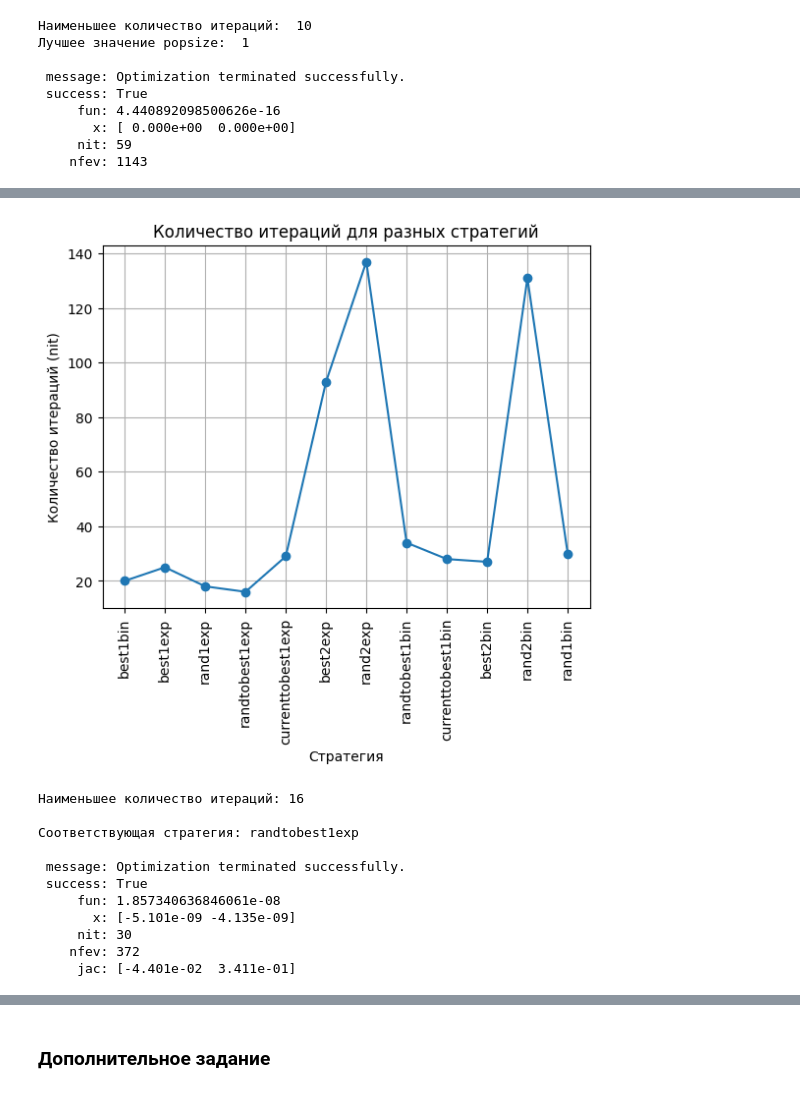
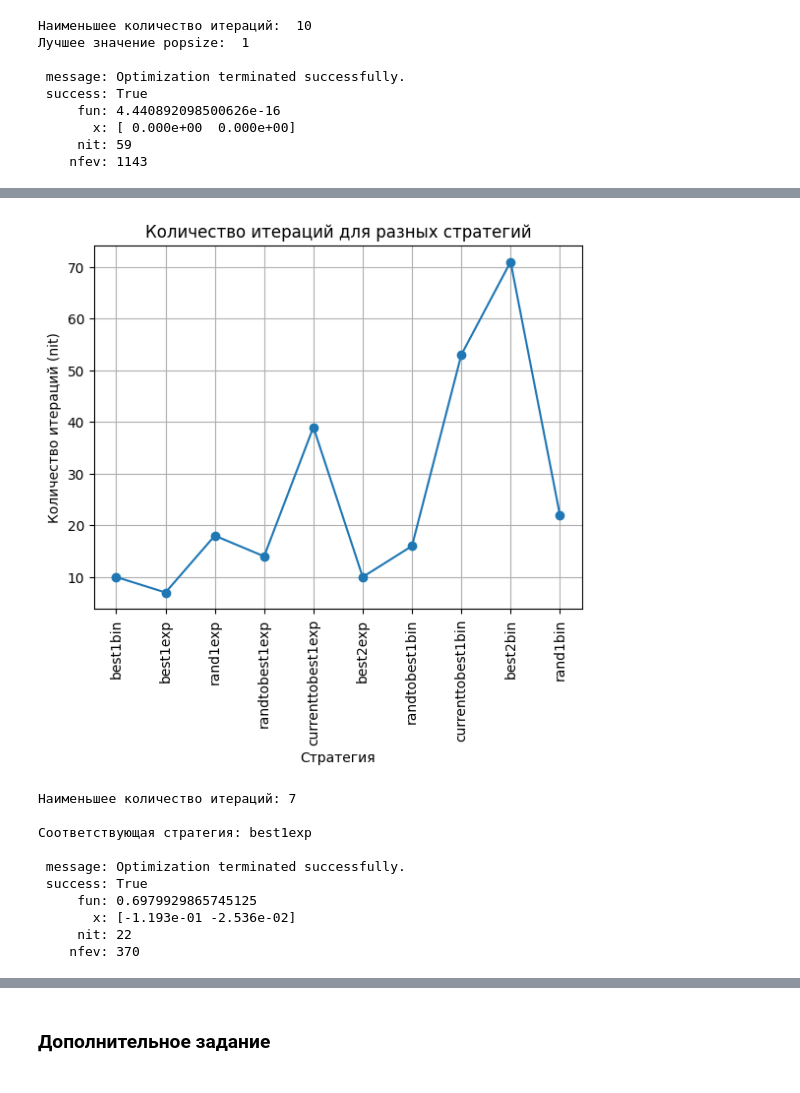
Before and after one commit to stefkong1982/-, a Jupyter notebook: Matematika_dlya_Data_Science/Prodvinutaya_optimizaciya/DZ_Kondratev_MDS_36_HW_7_upd.ipynb, the cells around one changed output, grey strips where cells are left out. Drawn from its saved outputs; the diff is of its cells as text; code cells hidden in the pictures.

```diff
--- a/Matematika_dlya_Data_Science/Prodvinutaya_optimizaciya/DZ_Kondratev_MDS_36_HW_7_upd.ipynb
+++ b/Matematika_dlya_Data_Science/Prodvinutaya_optimizaciya/DZ_Kondratev_MDS_36_HW_7_upd.ipynb
@@ -84,55 +83,40 @@ print(result)
 # %%
-import numpy as np
-from scipy.optimize import differential_evolution
-import matplotlib.pyplot as plt
-
-np.random.seed(42)
-
-def ackley(x):
-    arg1 = -0.2 * np.sqrt(0.5 * (x[0]**2 + x[1]**2))
-    arg2 = 0.5 * (np.cos(2. * np.pi * x[0]) + np.cos(2. * np.pi * x[1]))
-    return -20. * np.exp(arg1) - np.exp(arg2) + 20. + np.e
-
-bounds = [(-10, 10), (-10, 10)]
-
-popsize = 3
+# Теперь с оптимальной popsize = 1 определим лучшую стратегию (rand2bin и rand2exp не используем, так как они требуют бельшего значения popsize = 1)
+popsize = 1
 mutation = 0.5
 nit_values = []
-
-strategies = ['best1bin', 'best1exp', 'rand1exp', 'randtobest1exp', 'currenttobest1exp', 'best2exp', 'rand2exp', 'randtobest1bin', 'currenttobest1bin', 'best2bin', 'rand2bin', 'rand1bin']
-
+strategies = ['best1bin', 'best1exp', 'rand1exp', 'randtobest1exp', 'currenttobest1exp', 'best2exp', 'randtobest1bin', 'currenttobest1bin', 'best2bin', 'rand1bin']
 
 for strategy in strategies:
     result = differential_evolution(ackley, bounds, strategy=strategy, popsize=popsize, mutation=mutation, seed=42)
     nit_values.append(result.nit)
 
 # Построение графика
 plt.plot(range(len(strategies)), nit_values, marker='o')
 plt.xticks(range(len(strategies)), strategies, rotation=90)
 plt.xlabel('Стратегия')
 plt.ylabel('Количество итераций (nit)')
 plt.title('Количество итераций для разных стратегий')
 plt.grid(True)
 plt.show()
 
 min_nit = min(nit_values)
 min_index = nit_values.index(min_nit)
 best_strategy = strategies[min_index]
 
 print(f"Наименьшее количество итераций: {min_nit}")
 print(f"\nСоответствующая стратегия: {best_strategy}")
 print()
 print(result)
 # %% [output]
-[figure, old version]
+[figure, new version]
-Наименьшее количество итераций: 16
+Наименьшее количество итераций: 7
 
-Соответствующая стратегия: randtobest1exp
+Соответствующая стратегия: best1exp
 
  message: Optimization terminated successfully.
  success: True
-     fun: 1.857340636846061e-08
-       x: [-5.101e-09 -4.135e-09]
-     nit: 30
-    nfev: 372
-     jac: [-4.401e-02  3.411e-01]
+     fun: 0.6979929865745125
+       x: [-1.193e-01 -2.536e-02]
+     nit: 22
+    nfev: 370
```
Also changed, not shown: parts of 15 cells of this notebook.
